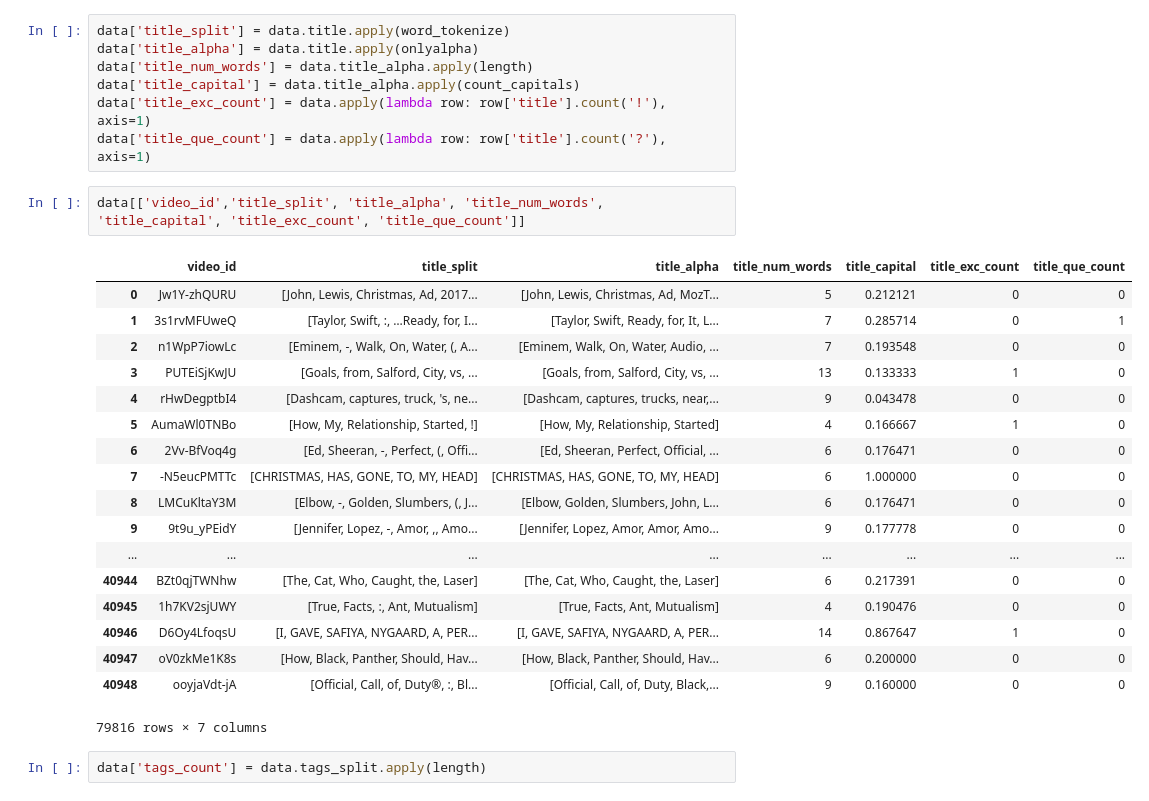
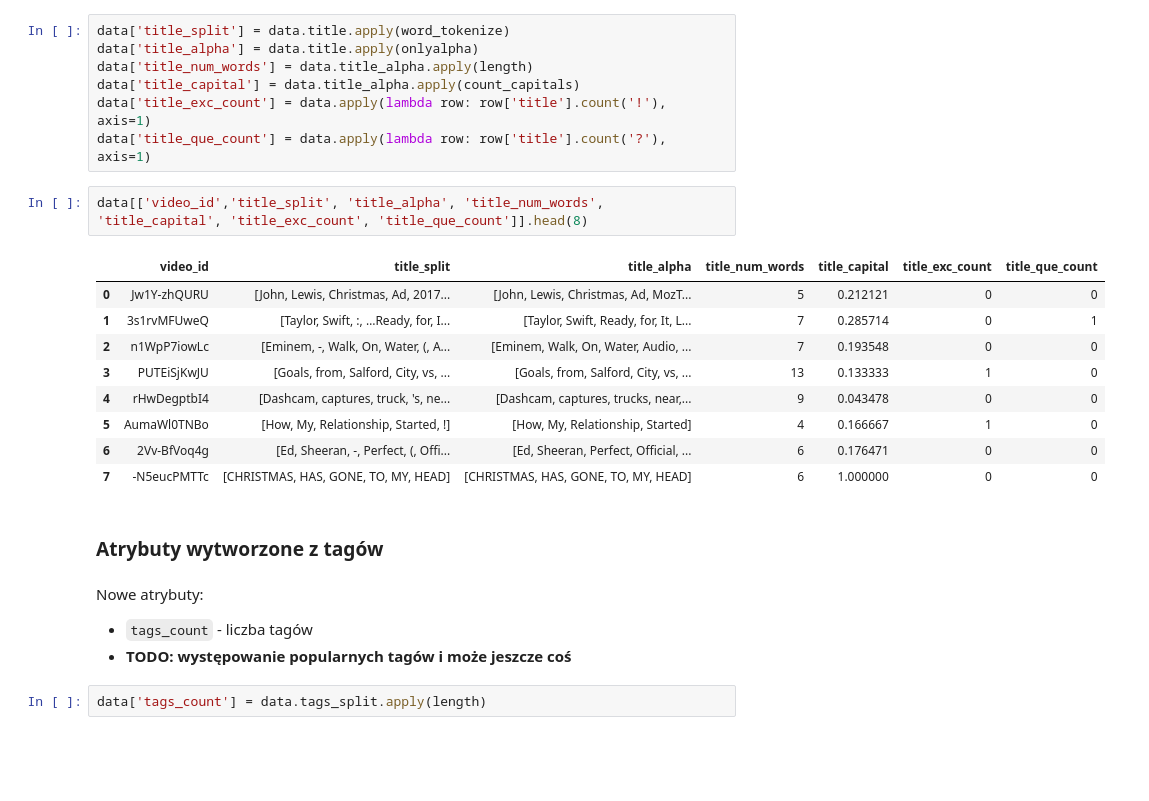
Before and after one commit to marrry/PED_YT, a Jupyter notebook: wstepne_wykresy.ipynb, the cells around one changed output. Saved outputs shown, nothing was run; the diff lists cells and outputs as text; blank space fills up the shorter version.

```diff
--- a/wstepne_wykresy.ipynb
+++ b/wstepne_wykresy.ipynb
@@ -423,26 +442,23 @@ data['title_capital'] = data.title_alpha.apply(count_capitals)
 data['title_exc_count'] = data.apply(lambda row: row['title'].count('!'), axis=1)
 data['title_que_count'] = data.apply(lambda row: row['title'].count('?'), axis=1)
 # %%
-data[['video_id','title_split', 'title_alpha', 'title_num_words', 'title_capital', 'title_exc_count', 'title_que_count']]
+data[['video_id','title_split', 'title_alpha', 'title_num_words', 'title_capital', 'title_exc_count', 'title_que_count']].head(8)
 # %% [output]
 |  | video_id | title_split | title_alpha | title_num_words | title_capital | title_exc_count | title_que_count |
 | 0 | Jw1Y-zhQURU | [John, Lewis, Christmas, Ad, 2017... | [John, Lewis, Christmas, Ad, MozT... | 5 | 0.212121 | 0 | 0 |
 | 1 | 3s1rvMFUweQ | [Taylor, Swift, :, …Ready, for, I... | [Taylor, Swift, Ready, for, It, L... | 7 | 0.285714 | 0 | 1 |
 | 2 | n1WpP7iowLc | [Eminem, -, Walk, On, Water, (, A... | [Eminem, Walk, On, Water, Audio, ... | 7 | 0.193548 | 0 | 0 |
 | 3 | PUTEiSjKwJU | [Goals, from, Salford, City, vs, ... | [Goals, from, Salford, City, vs, ... | 13 | 0.133333 | 1 | 0 |
 | 4 | rHwDegptbI4 | [Dashcam, captures, truck, 's, ne... | [Dashcam, captures, trucks, near,... | 9 | 0.043478 | 0 | 0 |
 | 5 | AumaWl0TNBo | [How, My, Relationship, Started, !] | [How, My, Relationship, Started] | 4 | 0.166667 | 1 | 0 |
 | 6 | 2Vv-BfVoq4g | [Ed, Sheeran, -, Perfect, (, Offi... | [Ed, Sheeran, Perfect, Official, ... | 6 | 0.176471 | 0 | 0 |
 | 7 | -N5eucPMTTc | [CHRISTMAS, HAS, GONE, TO, MY, HEAD] | [CHRISTMAS, HAS, GONE, TO, MY, HEAD] | 6 | 1.000000 | 0 | 0 |
-| 8 | LMCuKltaY3M | [Elbow, -, Golden, Slumbers, (, J... | [Elbow, Golden, Slumbers, John, L... | 6 | 0.176471 | 0 | 0 |
-| 9 | 9t9u_yPEidY | [Jennifer, Lopez, -, Amor, ,, Amo... | [Jennifer, Lopez, Amor, Amor, Amo... | 9 | 0.177778 | 0 | 0 |
-| ... | ... | ... | ... | ... | ... | ... | ... |
-| 40944 | BZt0qjTWNhw | [The, Cat, Who, Caught, the, Laser] | [The, Cat, Who, Caught, the, Laser] | 6 | 0.217391 | 0 | 0 |
-| 40945 | 1h7KV2sjUWY | [True, Facts, :, Ant, Mutualism] | [True, Facts, Ant, Mutualism] | 4 | 0.190476 | 0 | 0 |
-| 40946 | D6Oy4LfoqsU | [I, GAVE, SAFIYA, NYGAARD, A, PER... | [I, GAVE, SAFIYA, NYGAARD, A, PER... | 14 | 0.867647 | 1 | 0 |
-| 40947 | oV0zkMe1K8s | [How, Black, Panther, Should, Hav... | [How, Black, Panther, Should, Hav... | 6 | 0.200000 | 0 | 0 |
-| 40948 | ooyjaVdt-jA | [Official, Call, of, Duty®, :, Bl... | [Official, Call, of, Duty, Black,... | 9 | 0.160000 | 0 | 0 |
-79816 rows × 7 columns
+# %% [markdown]
+### Atrybuty wytworzone z tagów
+# %% [markdown]
+Nowe atrybuty:
+ * `tags_count` - liczba tagów
+ * **TODO: występowanie popularnych tagów i może jeszcze coś**
 # %%
 data['tags_count'] = data.tags_split.apply(length)
 # %%
```
Also changed, not shown: parts of 17 cells of this notebook.
